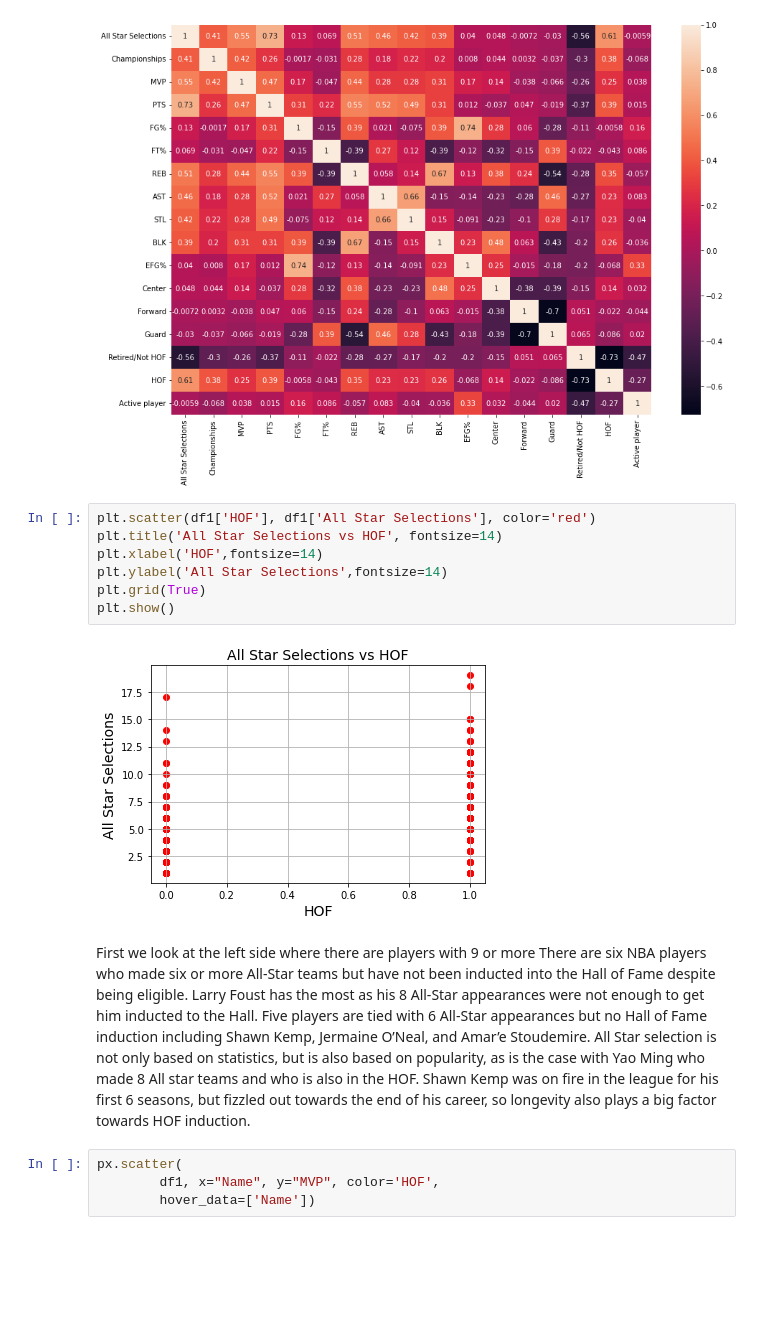
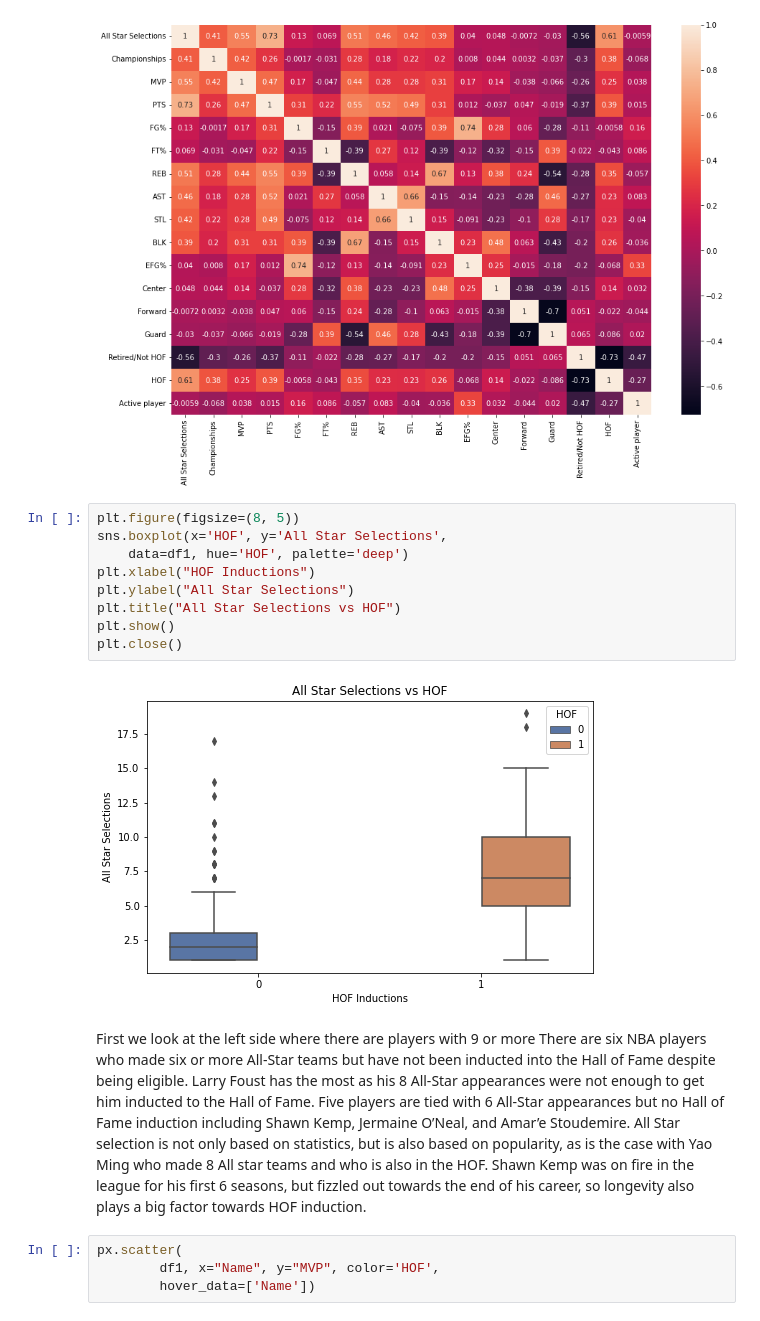
Before and after one commit to Frankocean7/GSB-521, a Jupyter notebook: GSB_521_project_B.ipynb, the cells around one changed output. Drawn from its saved outputs; the diff is of its cells as text; blank space fills up the shorter version.

```diff
--- a/GSB_521_project_B.ipynb
+++ b/GSB_521_project_B.ipynb
@@ -140,17 +133,19 @@ sns.heatmap(df1[[ 'position', 'All Star Selections',
 # %% [output]
 <AxesSubplot:>
 [figure]
-# %%
-plt.scatter(df1['HOF'], df1['All Star Selections'], color='red')
-plt.title('All Star Selections vs HOF', fontsize=14)
-plt.xlabel('HOF',fontsize=14)
-plt.ylabel('All Star Selections',fontsize=14)
-plt.grid(True)
-plt.show()
-# %% [output]
-[figure, removed]
+# %%
+plt.figure(figsize=(8, 5))
+sns.boxplot(x='HOF', y='All Star Selections',
+    data=df1, hue='HOF', palette='deep')
+plt.xlabel("HOF Inductions")
+plt.ylabel("All Star Selections")
+plt.title("All Star Selections vs HOF")
+plt.show()
+plt.close()
+# %% [output]
+[figure, added]
 # %% [markdown]
-First we look at the left side where there are players with 9 or more There are six NBA players who made six or more All-Star teams but have not been inducted into the Hall of Fame despite being eligible. Larry Foust has the most as his 8 All-Star appearances were not enough to get him inducted to the Hall. Five players are tied with 6 All-Star appearances but no Hall of Fame induction including Shawn Kemp, Jermaine O’Neal, and Amar’e Stoudemire. All Star selection is not only based on statistics, but is also based on popularity, as is the case with Yao Ming who made 8 All star teams and who is also in the HOF. Shawn Kemp was on fire in the league for his first 6 seasons, but fizzled out towards the end of his career, so longevity also plays a big factor towards HOF induction.
+First we look at the left side where there are players with 9 or more There are six NBA players who made six or more All-Star teams but have not been inducted into the Hall of Fame despite being eligible. Larry Foust has the most as his 8 All-Star appearances were not enough to get him inducted to the Hall of Fame. Five players are tied with 6 All-Star appearances but no Hall of Fame induction including Shawn Kemp, Jermaine O’Neal, and Amar’e Stoudemire. All Star selection is not only based on statistics, but is also based on popularity, as is the case with Yao Ming who made 8 All star teams and who is also in the HOF. Shawn Kemp was on fire in the league for his first 6 seasons, but fizzled out towards the end of his career, so longevity also plays a big factor towards HOF induction.
 # %%
 px.scatter(
         df1, x="Name", y="MVP", color='HOF',
```
Also changed, not shown: parts of 15 cells of this notebook.
